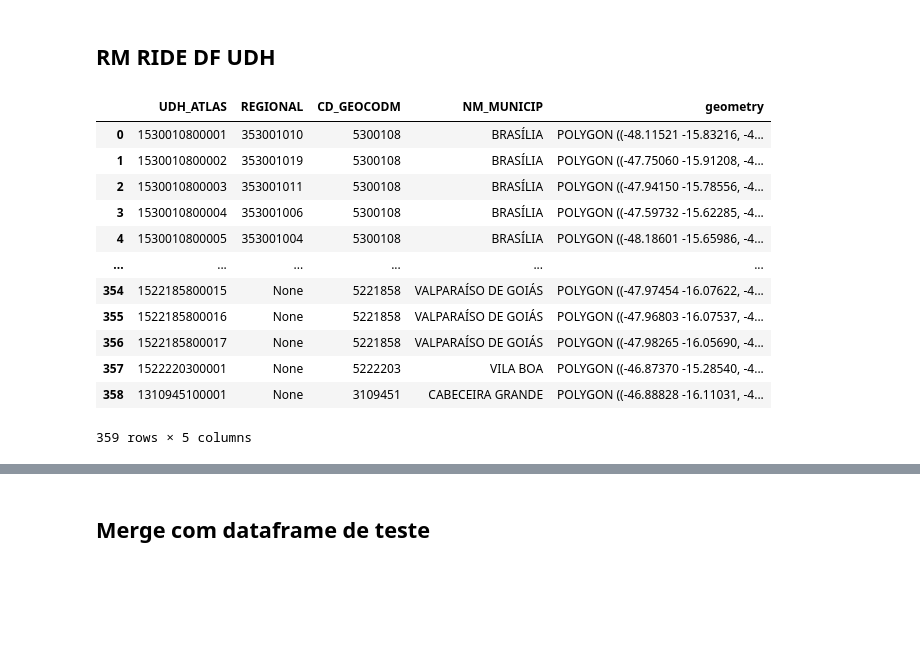
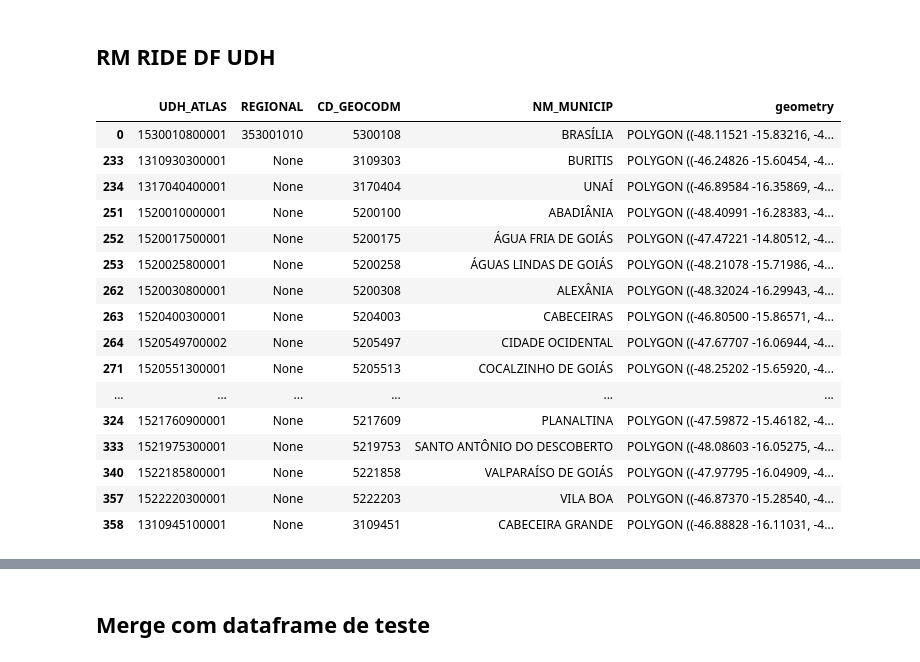
Before and after one commit to Marcos314/Pibiti_2019, a Jupyter notebook: notebooks/Geopandas/note1.ipynb, the cells around one changed output, grey strips where cells are left out. Saved outputs shown, nothing was run; the diff lists cells and outputs as text; code cells hidden in the pictures; blank space fills up the shorter version.

Commit message:
Fix: Merge dataframes - RIDE complete

```diff
--- a/notebooks/Geopandas/note1.ipynb
+++ b/notebooks/Geopandas/note1.ipynb
@@ -72,19 +72,24 @@ plt.show()
 # %% [markdown]
 ## RM RIDE DF UDH
 # %%
+pd.set_option("display.max_rows", 2000)
 var = gpd.read_file('/home/marcos/Desktop/dados/ride_shp/Shapes_RIDE_DF/rm_ride_df_udh.shp')
-var
+var.groupby('NM_MUNICIP').head(1)
 # %% [output]
 |  | UDH_ATLAS | REGIONAL | CD_GEOCODM | NM_MUNICIP | geometry |
 | 0 | 1530010800001 | 353001010 | 5300108 | BRASÍLIA | POLYGON ((-48.11521 -15.83216, -4... |
-| 1 | 1530010800002 | 353001019 | 5300108 | BRASÍLIA | POLYGON ((-47.75060 -15.91208, -4... |
-| 2 | 1530010800003 | 353001011 | 5300108 | BRASÍLIA | POLYGON ((-47.94150 -15.78556, -4... |
-| 3 | 1530010800004 | 353001006 | 5300108 | BRASÍLIA | POLYGON ((-47.59732 -15.62285, -4... |
-| 4 | 1530010800005 | 353001004 | 5300108 | BRASÍLIA | POLYGON ((-48.18601 -15.65986, -4... |
+| 233 | 1310930300001 | None | 3109303 | BURITIS | POLYGON ((-46.24826 -15.60454, -4... |
+| 234 | 1317040400001 | None | 3170404 | UNAÍ | POLYGON ((-46.89584 -16.35869, -4... |
+| 251 | 1520010000001 | None | 5200100 | ABADIÂNIA | POLYGON ((-48.40991 -16.28383, -4... |
+| 252 | 1520017500001 | None | 5200175 | ÁGUA FRIA DE GOIÁS | POLYGON ((-47.47221 -14.80512, -4... |
+| 253 | 1520025800001 | None | 5200258 | ÁGUAS LINDAS DE GOIÁS | POLYGON ((-48.21078 -15.71986, -4... |
+| 262 | 1520030800001 | None | 5200308 | ALEXÂNIA | POLYGON ((-48.32024 -16.29943, -4... |
+| 263 | 1520400300001 | None | 5204003 | CABECEIRAS | POLYGON ((-46.80500 -15.86571, -4... |
+| 264 | 1520549700002 | None | 5205497 | CIDADE OCIDENTAL | POLYGON ((-47.67707 -16.06944, -4... |
+| 271 | 1520551300001 | None | 5205513 | COCALZINHO DE GOIÁS | POLYGON ((-48.25202 -15.65920, -4... |
 | ... | ... | ... | ... | ... | ... |
-| 354 | 1522185800015 | None | 5221858 | VALPARAÍSO DE GOIÁS | POLYGON ((-47.97454 -16.07622, -4... |
-| 355 | 1522185800016 | None | 5221858 | VALPARAÍSO DE GOIÁS | POLYGON ((-47.96803 -16.07537, -4... |
-| 356 | 1522185800017 | None | 5221858 | VALPARAÍSO DE GOIÁS | POLYGON ((-47.98265 -16.05690, -4... |
+| 324 | 1521760900001 | None | 5217609 | PLANALTINA | POLYGON ((-47.59872 -15.46182, -4... |
+| 333 | 1521975300001 | None | 5219753 | SANTO ANTÔNIO DO DESCOBERTO | POLYGON ((-48.08603 -16.05275, -4... |
+| 340 | 1522185800001 | None | 5221858 | VALPARAÍSO DE GOIÁS | POLYGON ((-47.97795 -16.04909, -4... |
 | 357 | 1522220300001 | None | 5222203 | VILA BOA | POLYGON ((-46.87370 -15.28540, -4... |
 | 358 | 1310945100001 | None | 3109451 | CABECEIRA GRANDE | POLYGON ((-46.88828 -16.11031, -4... |
-359 rows × 5 columns
```
Also changed, not shown: parts of 5 cells of this notebook, 1 other file.
